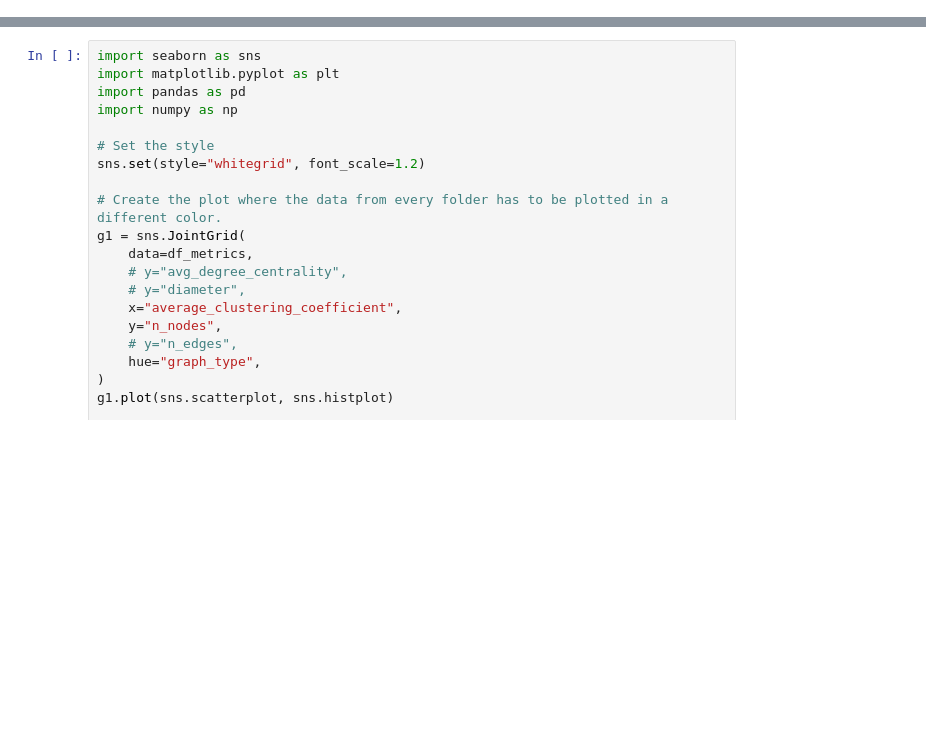
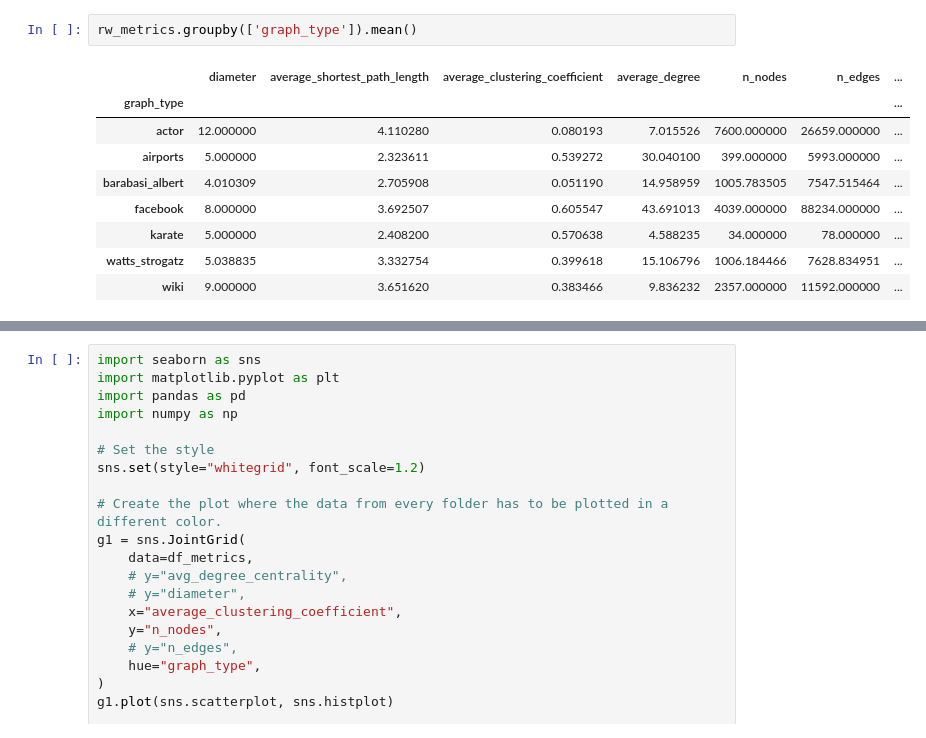
Before and after one commit to joh-dah/source_detection, a Jupyter notebook: report_vis/data_vis.ipynb, the cells around one changed output, grey strips where cells are left out. Drawn from its saved outputs; the diff is of its cells as text; blank space fills up the shorter version.

```diff
--- a/report_vis/data_vis.ipynb
+++ b/report_vis/data_vis.ipynb
@@ -0,0 +69,12 @@
+# %%
+rw_metrics.groupby(['graph_type']).mean()
+# %% [output]
+|  | diameter | average_shortest_path_length | average_clustering_coefficient | average_degree | n_nodes | n_edges | ... |
+| graph_type |  |  |  |  |  |  | ... |
+| actor | 12.000000 | 4.110280 | 0.080193 | 7.015526 | 7600.000000 | 26659.000000 | ... |
+| airports | 5.000000 | 2.323611 | 0.539272 | 30.040100 | 399.000000 | 5993.000000 | ... |
+| barabasi_albert | 4.010309 | 2.705908 | 0.051190 | 14.958959 | 1005.783505 | 7547.515464 | ... |
+| facebook | 8.000000 | 3.692507 | 0.605547 | 43.691013 | 4039.000000 | 88234.000000 | ... |
+| karate | 5.000000 | 2.408200 | 0.570638 | 4.588235 | 34.000000 | 78.000000 | ... |
+| watts_strogatz | 5.038835 | 3.332754 | 0.399618 | 15.106796 | 1006.184466 | 7628.834951 | ... |
+| wiki | 9.000000 | 3.651620 | 0.383466 | 9.836232 | 2357.000000 | 11592.000000 | ... |
```
Also changed, not shown: parts of 11 cells of this notebook, 5 other files.
